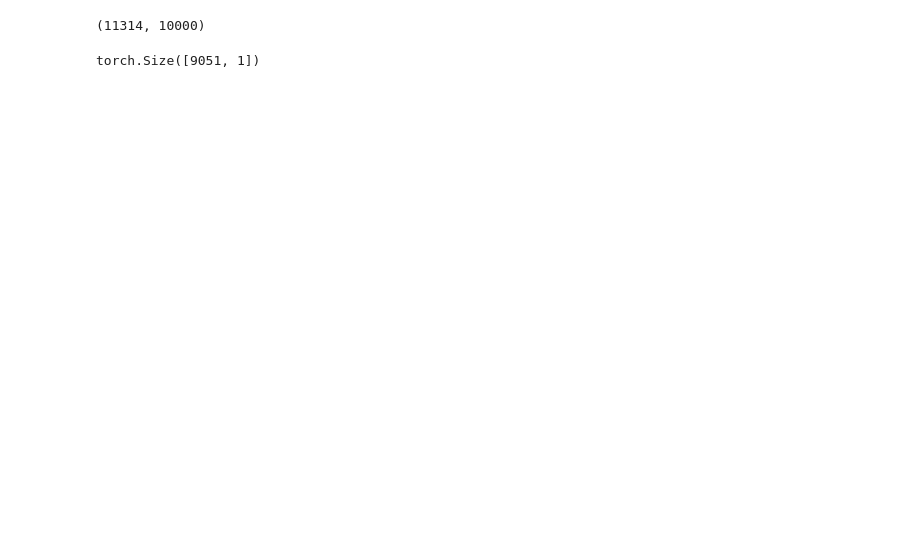
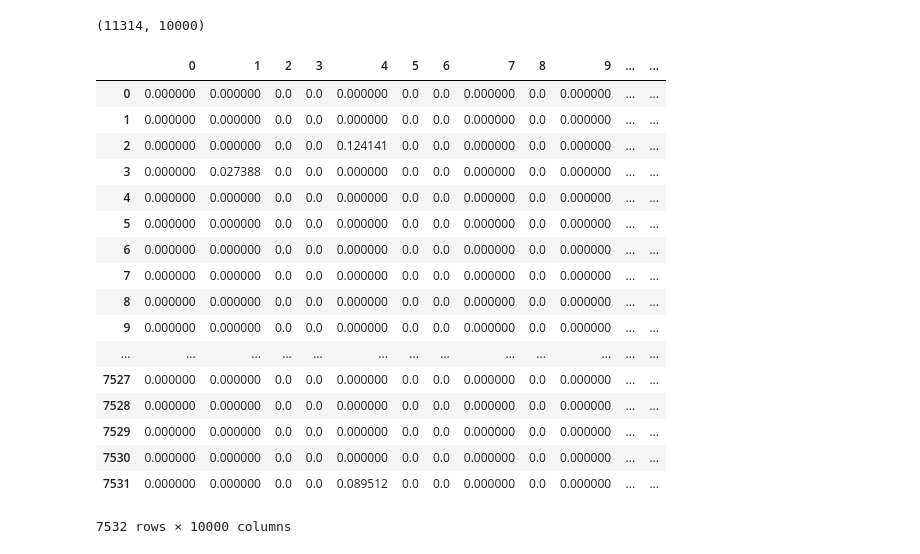
Before and after one commit to ChhYoung/Coding_Diary, a Jupyter notebook: Machine_Learning/神经网络/Task2/Untitled.ipynb, the cells around one changed output. Cells and saved outputs as stored; diff of their text form; code cells hidden in the pictures; blank space fills up the shorter version.

```diff
--- a/Machine_Learning/神经网络/Task2/Untitled.ipynb
+++ b/Machine_Learning/神经网络/Task2/Untitled.ipynb
@@ -26,14 +28,40 @@ train_label = pd.read_table(file_name1,header=None)
+# %%
+file_name = './test/test_texts.dat'
+with open(file_name,'rb') as f:
+    test_texts = pickle.load(f)
 # %%
-
-
 vectorizer = TfidfVectorizer(max_features = 10000)
 vectors_train = vectorizer.fit_transform(train_texts)
+vectors_train = vectors_train.toarray()
+vectors_train = pd.DataFrame(vectors_train)
+vectors_train.shape
+# %% [output]
+(11314, 10000)
-# %%
-vectors_train = vectors_train.toarray()
-vectors_train = pd.DataFrame(vectors_train)
-vectors_train.shape
-# %% [output]
-(11314, 10000)
+# %%
+test = vectorizer.transform(test_texts)
+test = test.toarray()
+test = pd.DataFrame(test)
+# %%
+test
+# %% [output]
+|  | 0 | 1 | 2 | 3 | 4 | 5 | 6 | 7 | 8 | 9 | ... | ... |
+| 0 | 0.000000 | 0.000000 | 0.0 | 0.0 | 0.000000 | 0.0 | 0.0 | 0.000000 | 0.0 | 0.000000 | ... | ... |
+| 1 | 0.000000 | 0.000000 | 0.0 | 0.0 | 0.000000 | 0.0 | 0.0 | 0.000000 | 0.0 | 0.000000 | ... | ... |
+| 2 | 0.000000 | 0.000000 | 0.0 | 0.0 | 0.124141 | 0.0 | 0.0 | 0.000000 | 0.0 | 0.000000 | ... | ... |
+| 3 | 0.000000 | 0.027388 | 0.0 | 0.0 | 0.000000 | 0.0 | 0.0 | 0.000000 | 0.0 | 0.000000 | ... | ... |
+| 4 | 0.000000 | 0.000000 | 0.0 | 0.0 | 0.000000 | 0.0 | 0.0 | 0.000000 | 0.0 | 0.000000 | ... | ... |
+| 5 | 0.000000 | 0.000000 | 0.0 | 0.0 | 0.000000 | 0.0 | 0.0 | 0.000000 | 0.0 | 0.000000 | ... | ... |
+| 6 | 0.000000 | 0.000000 | 0.0 | 0.0 | 0.000000 | 0.0 | 0.0 | 0.000000 | 0.0 | 0.000000 | ... | ... |
+| 7 | 0.000000 | 0.000000 | 0.0 | 0.0 | 0.000000 | 0.0 | 0.0 | 0.000000 | 0.0 | 0.000000 | ... | ... |
+| 8 | 0.000000 | 0.000000 | 0.0 | 0.0 | 0.000000 | 0.0 | 0.0 | 0.000000 | 0.0 | 0.000000 | ... | ... |
+| 9 | 0.000000 | 0.000000 | 0.0 | 0.0 | 0.000000 | 0.0 | 0.0 | 0.000000 | 0.0 | 0.000000 | ... | ... |
+| ... | ... | ... | ... | ... | ... | ... | ... | ... | ... | ... | ... | ... |
+| 7527 | 0.000000 | 0.000000 | 0.0 | 0.0 | 0.000000 | 0.0 | 0.0 | 0.000000 | 0.0 | 0.000000 | ... | ... |
+| 7528 | 0.000000 | 0.000000 | 0.0 | 0.0 | 0.000000 | 0.0 | 0.0 | 0.000000 | 0.0 | 0.000000 | ... | ... |
+| 7529 | 0.000000 | 0.000000 | 0.0 | 0.0 | 0.000000 | 0.0 | 0.0 | 0.000000 | 0.0 | 0.000000 | ... | ... |
+| 7530 | 0.000000 | 0.000000 | 0.0 | 0.0 | 0.000000 | 0.0 | 0.0 | 0.000000 | 0.0 | 0.000000 | ... | ... |
+| 7531 | 0.000000 | 0.000000 | 0.0 | 0.0 | 0.089512 | 0.0 | 0.0 | 0.000000 | 0.0 | 0.000000 | ... | ... |
+7532 rows × 10000 columns
 # %%
 num_train = int(0.8 * vectors_train.shape[0]) # 划分训练样本和验证集样本
 indices = np.arange( vectors_train.shape[0])
@@ -58,6 +89,2 @@ train_valid_labels = train_label.values[:, None].astype(np.float32)
 train_valid_labels = torch.from_numpy(train_valid_labels)
-# %%
-train_labels.shape
-# %% [output]
-torch.Size([9051, 1])
 # %%
```
Also changed, not shown: parts of 12 cells of this notebook, 5 other files.
